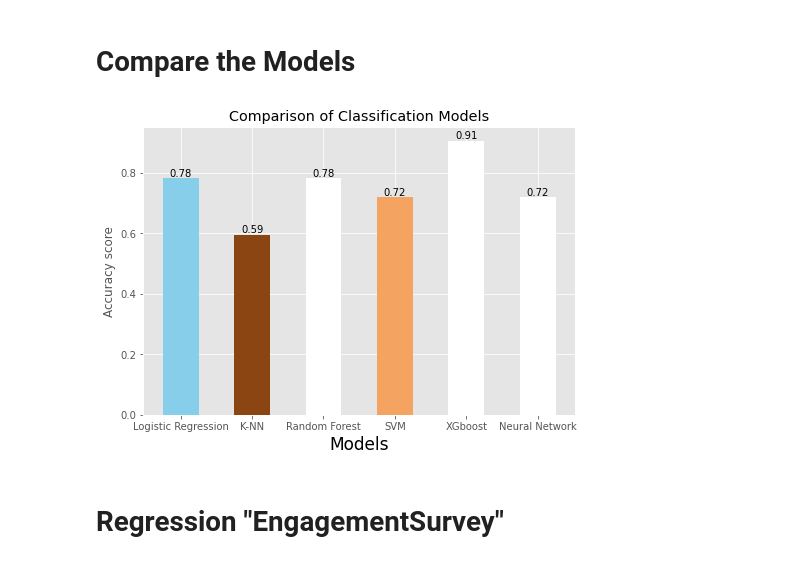
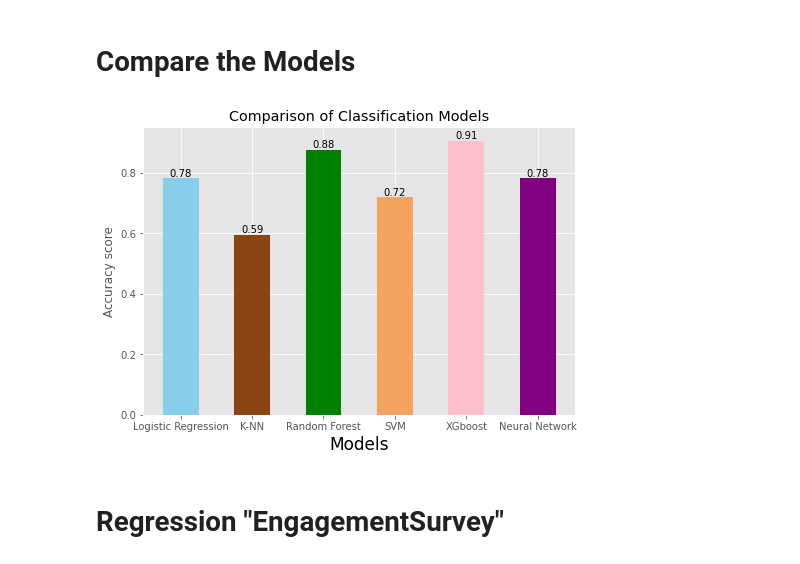
Before and after one commit to shunki-akiyama/HR-Analytics, a Jupyter notebook: HR Analytics.ipynb, the cells around one changed output. Saved outputs shown, nothing was run; the diff lists cells and outputs as text; code cells hidden in the pictures.

```diff
--- a/HR Analytics.ipynb
+++ b/HR Analytics.ipynb
@@ -1746,37 +1770,37 @@ import matplotlib.pyplot as plt
 from builtins import list
 import matplotlib
 matplotlib.style.use('ggplot')
 import numpy as np
 
 
 #Visualising accuracy of classification
 fig = plt.figure()
 ax = fig.add_axes([0,0,1,1])
 width = 0.5
 
 model = ['Logistic Regression', 'K-NN', 'Random Forest', 'SVM', 'XGboost', 'Neural Network']
 accuracy = [logistic_r_gds_best.score(final_X_test,final_y_test),
            best_model.score(final_X_test, final_y_test),
-           rnd_clf.score(final_X_test, final_y_test),
+           grid_rnd_clf.score(final_X_test, final_y_test),
            SVM.score(final_X_test, final_y_test),
-           xgb_clf.score(final_X_test, final_y_test),
+           best_xgb_clf.score(final_X_test, final_y_test),
            mse_test[1]]
 
 bar = ax.bar(model, accuracy, width,
-             color=['skyblue','saddlebrown','white','sandybrown','white','white'])
+             color=['skyblue','saddlebrown','green','sandybrown','pink','purple'])
 
 #Create Label
 for rect in bar:
     height = rect.get_height()
     plt.text(rect.get_x() + rect.get_width()/2.0, height, "{:.2f}".format(height),
              ha='center', va='bottom')
 
 plt.title("Comparison of Classification Models")
 plt.xlabel('Models', color = 'Black', fontsize='17', horizontalalignment='center')
 plt.ylabel("Accuracy score")
 plt.show()
 # %% [output]
-[figure, old version]
+[figure, new version]
 # %% [markdown]
 # Regression "EngagementSurvey"
 # %% [markdown]
```
Also changed, not shown: parts of 48 cells of this notebook, 18 other files.
